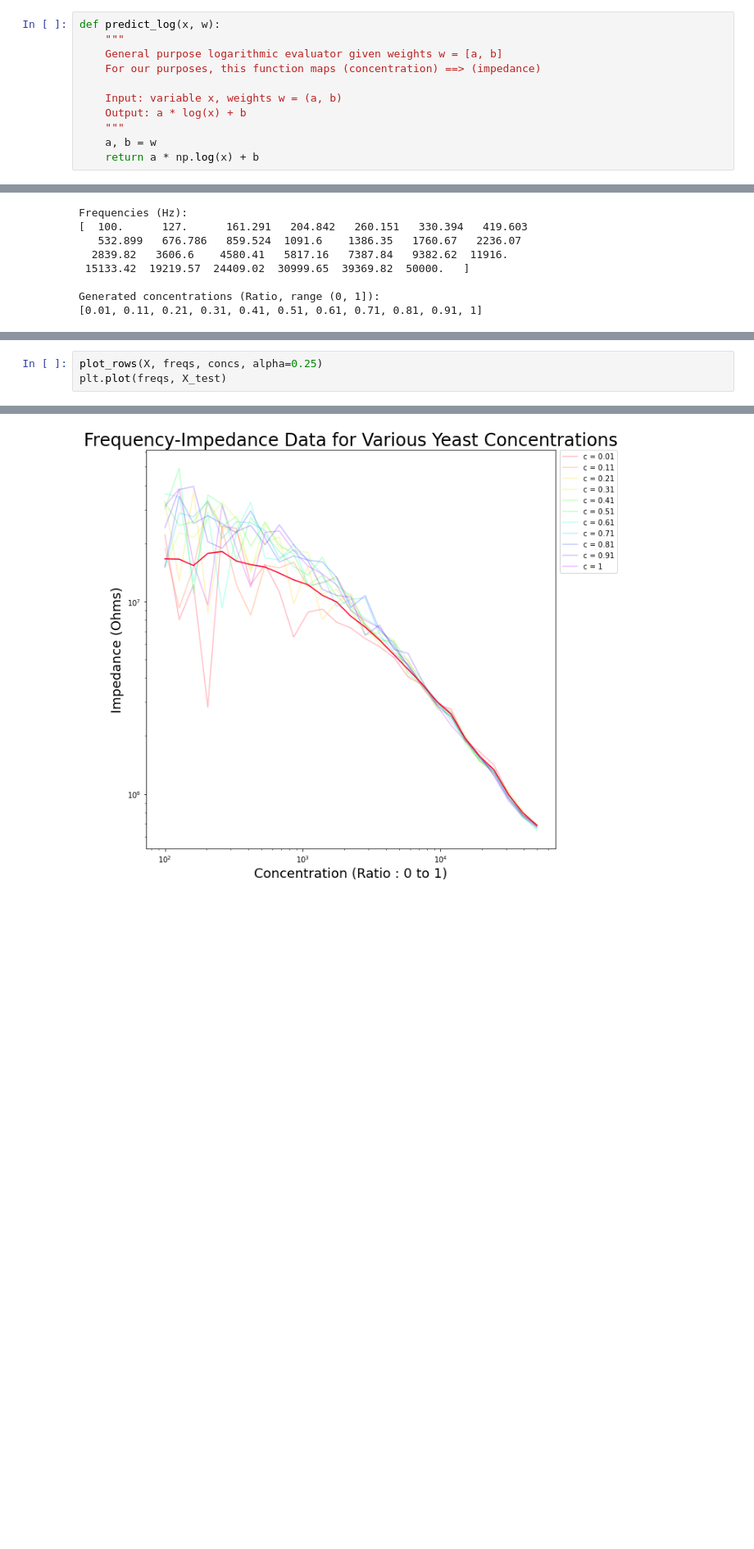
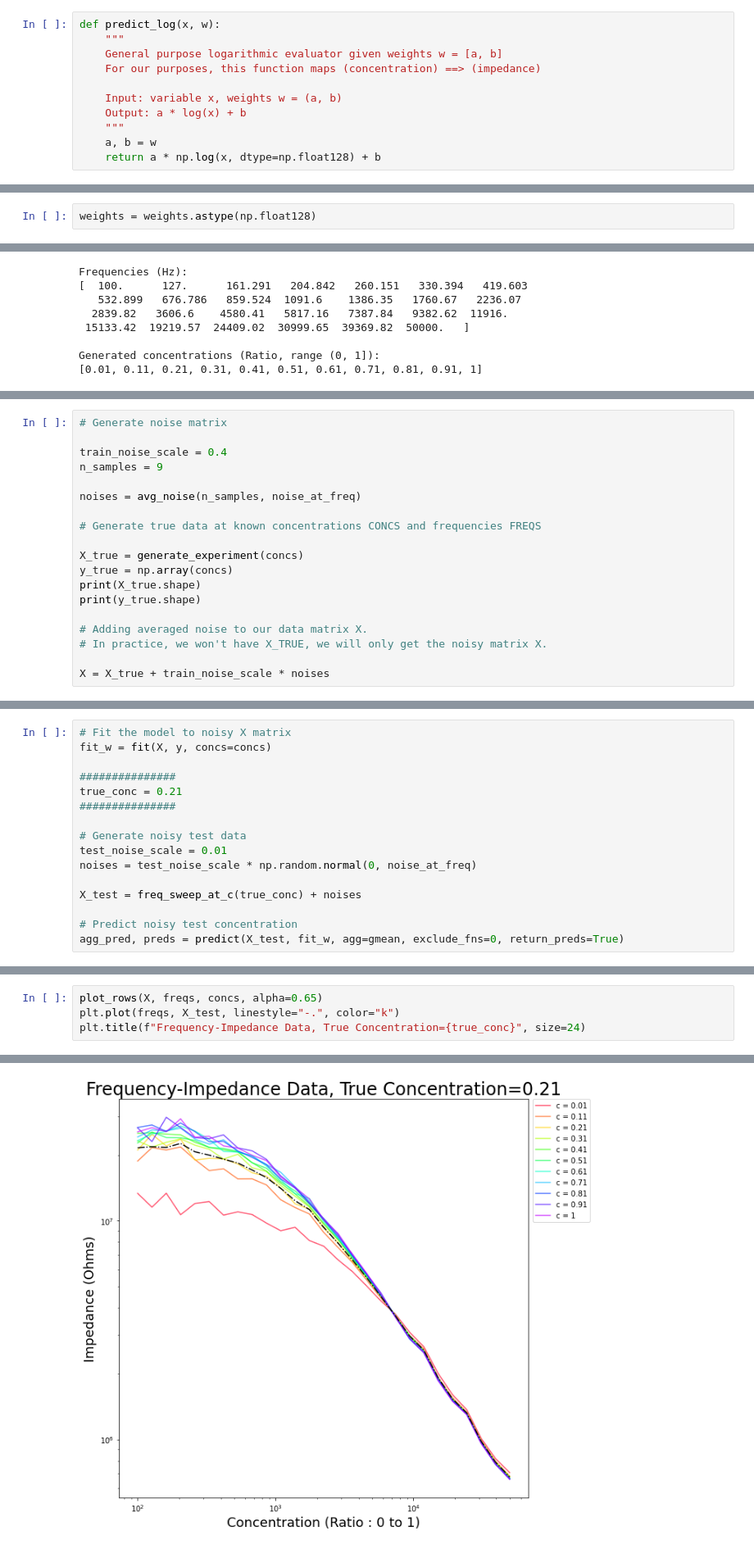
Before and after one commit to nazeern/nanotech, a Jupyter notebook: Sandbox.ipynb, the cells around one changed output, grey strips where cells are left out. Shown at 82% size. Cells and saved outputs as stored; diff of their text form; blank space fills up the shorter version.

Commit message:
Explore yeast impedance data, create ML model

```diff
--- a/Sandbox.ipynb
+++ b/Sandbox.ipynb
@@ -78,7 +78,7 @@ def predict_log(x, w):
     Output: a * log(x) + b
     """
     a, b = w
-    return a * np.log(x) + b
+    return a * np.log(x, dtype=np.float128) + b
 # %%
 def predict_exp(x, w):
     """
@@ -328,6 +328,8 @@ print(weights)
  [-1.08718928e+04  9.66456826e+05]
  [-1.08515239e+04  7.71940407e+05]
  [-9.42758427e+03  6.58762909e+05]]
+# %%
+weights = weights.astype(np.float128)
 # %%
 fig, ax = plt.subplots(1, figsize=(10,10))
 
@@ -665,0 +619,19 @@ Freq 26: 0.0527660973286644
+# %%
+# Generate noise matrix
+
+train_noise_scale = 0.4
+n_samples = 9
+
+noises = avg_noise(n_samples, noise_at_freq)
+
+# Generate true data at known concentrations CONCS and frequencies FREQS
+
+X_true = generate_experiment(concs)
+y_true = np.array(concs)
+print(X_true.shape)
+print(y_true.shape)
+
+# Adding averaged noise to our data matrix X.
+# In practice, we won't have X_TRUE, we will only get the noisy matrix X.
+
+X = X_true + train_noise_scale * noises
@@ -665,0 +641,16 @@ Freq 26: 0.0527660973286644
+# %%
+# Fit the model to noisy X matrix
+fit_w = fit(X, y, concs=concs)
+
+###############
+true_conc = 0.21
+###############
+
+# Generate noisy test data
+test_noise_scale = 0.01
+noises = test_noise_scale * np.random.normal(0, noise_at_freq)
+
+X_test = freq_sweep_at_c(true_conc) + noises
+
+# Predict noisy test concentration
+agg_pred, preds = predict(X_test, fit_w, agg=gmean, exclude_fns=0, return_preds=True)
@@ -666,4 +696,5 @@ Freq 26: 0.0527660973286644
 # %%
-plot_rows(X, freqs, concs, alpha=0.25)
-plt.plot(freqs, X_test)
+plot_rows(X, freqs, concs, alpha=0.65)
+plt.plot(freqs, X_test, linestyle="-.", color="k")
+plt.title(f"Frequency-Impedance Data, True Concentration={true_conc}", size=24)
 # %% [output]
@@ -671 +702 @@ plt.plot(freqs, X_test)
-[figure, old version]
+[figure, new version]
```
Also changed, not shown: parts of 28 cells of this notebook.
